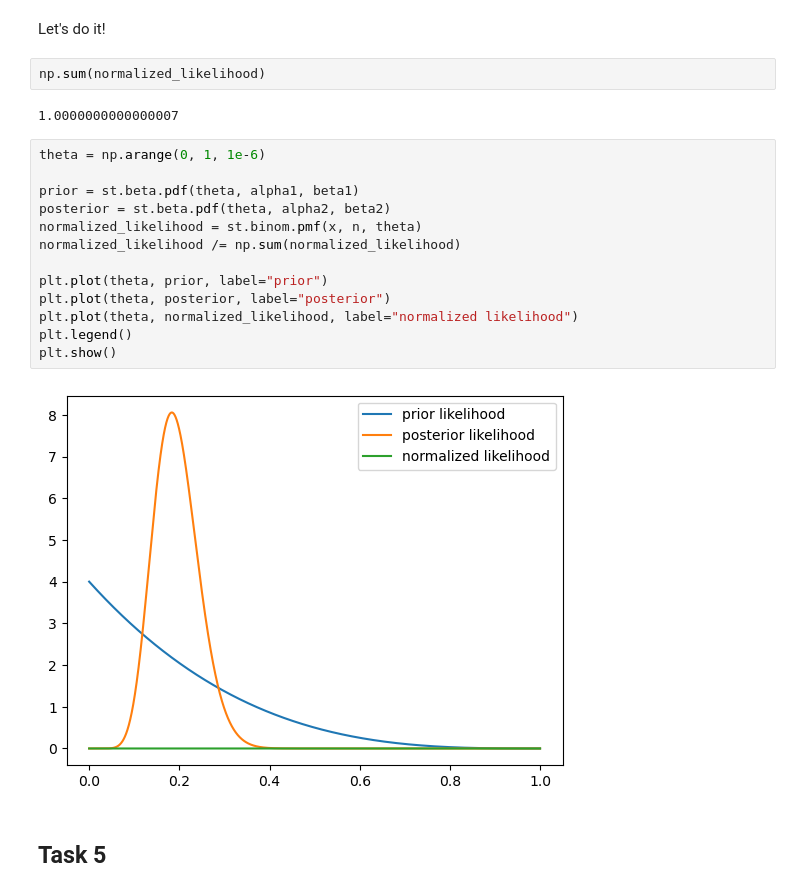
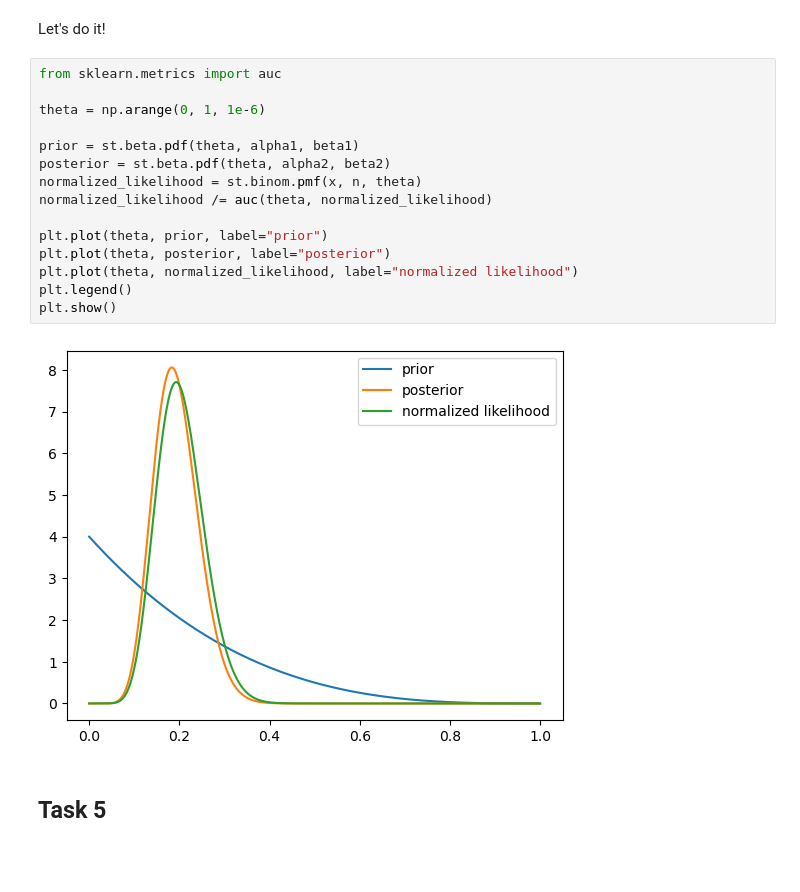
Before and after one commit to domrachev03/statistical_analysis, a Jupyter notebook: assignment1/assignment1.ipynb, the cells around one changed output. Saved outputs shown, nothing was run; the diff lists cells and outputs as text; blank space fills up the shorter version.

```diff
--- a/assignment1/assignment1.ipynb
+++ b/assignment1/assignment1.ipynb
@@ -98,25 +98,23 @@ Posterior distribution is X_post = Beta(12, 50), E[X_post] = 0.1935483870967742,
 > Plot the prior, posterior and normalized likelihood.
 # %% [markdown]
 Let's do it!
-# %%
-np.sum(normalized_likelihood)
-# %% [output]
-1.0000000000000007
 # %%
+from sklearn.metrics import auc
+
 theta = np.arange(0, 1, 1e-6)
 
 prior = st.beta.pdf(theta, alpha1, beta1)
 posterior = st.beta.pdf(theta, alpha2, beta2)
 normalized_likelihood = st.binom.pmf(x, n, theta)
-normalized_likelihood /= np.sum(normalized_likelihood)
+normalized_likelihood /= auc(theta, normalized_likelihood)
 
 plt.plot(theta, prior, label="prior")
 plt.plot(theta, posterior, label="posterior")
 plt.plot(theta, normalized_likelihood, label="normalized likelihood")
 plt.legend()
 plt.show()
 # %% [output]
-[figure, old version]
+[figure, new version]
 # %% [markdown]
 ## Task 5
 # %% [markdown]
```
Also changed, not shown: parts of 1 cell of this notebook.
